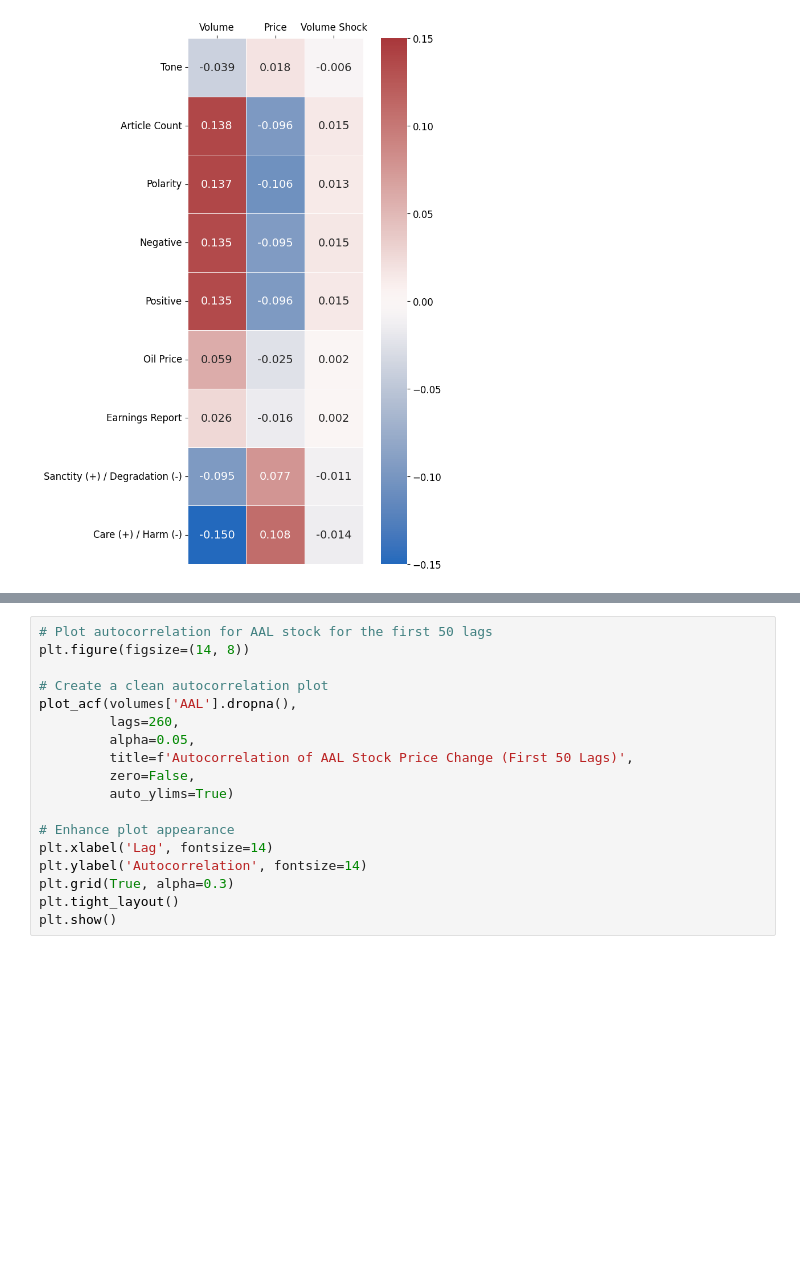
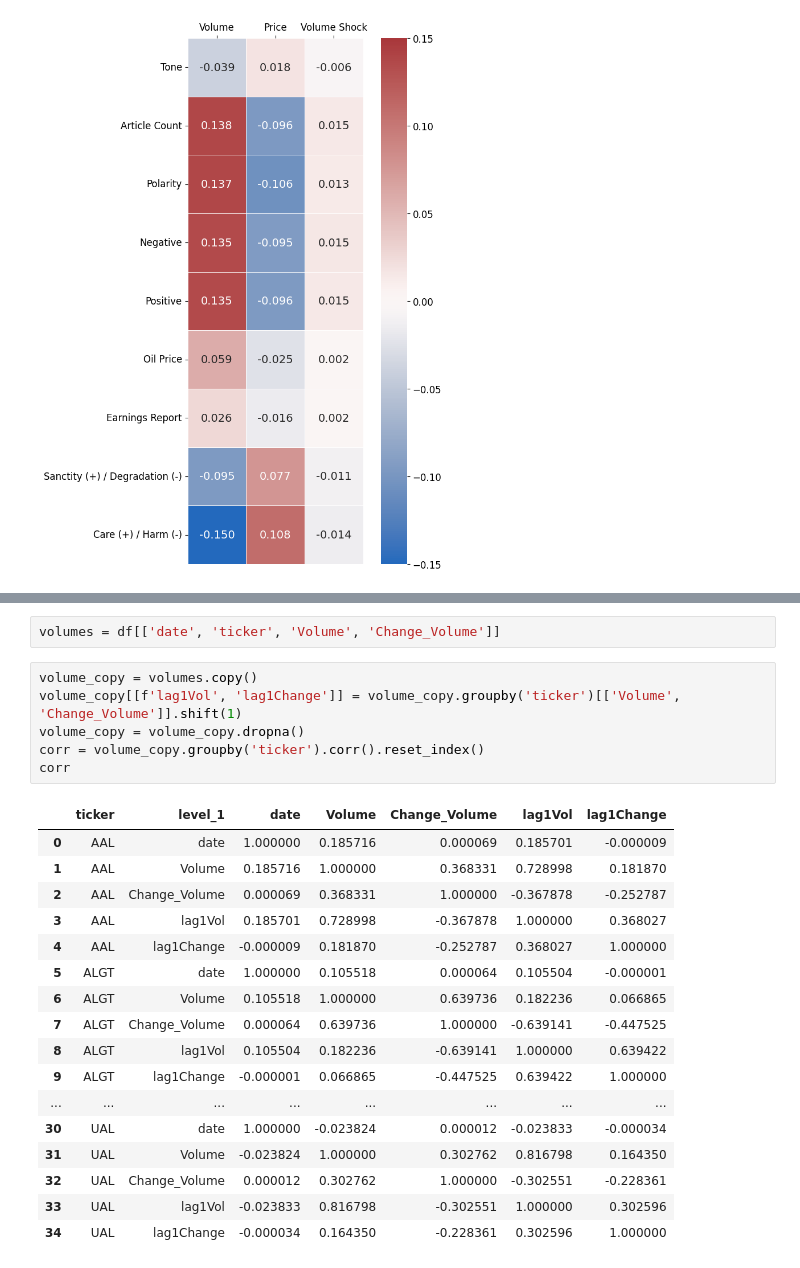
Before and after one commit to svanomm/sentiment-volume-forecasting, a Jupyter notebook: Scripts/04 Basic Analysis/03 Stock Correlations.ipynb, the cells around one changed output, grey strips where cells are left out. Drawn from its saved outputs; the diff is of its cells as text; blank space fills up the shorter version.

```diff
--- a/Scripts/04 Basic Analysis/03 Stock Correlations.ipynb
+++ b/Scripts/04 Basic Analysis/03 Stock Correlations.ipynb
@@ -169,18 +63,26 @@ plt.savefig('../../Output/Correlation Matrices/Lagged_Volume_Day.pdf')
-# %%
-# Plot autocorrelation for AAL stock for the first 50 lags
-plt.figure(figsize=(14, 8))
-
-# Create a clean autocorrelation plot
-plot_acf(volumes['AAL'].dropna(),
-         lags=260,
-         alpha=0.05,
-         title=f'Autocorrelation of AAL Stock Price Change (First 50 Lags)',
-         zero=False,
-         auto_ylims=True)
-
-# Enhance plot appearance
-plt.xlabel('Lag', fontsize=14)
-plt.ylabel('Autocorrelation', fontsize=14)
-plt.grid(True, alpha=0.3)
-plt.tight_layout()
-plt.show()
+# %%
+volumes = df[['date', 'ticker', 'Volume', 'Change_Volume']]
+# %%
+volume_copy = volumes.copy()
+volume_copy[[f'lag1Vol', 'lag1Change']] = volume_copy.groupby('ticker')[['Volume', 'Change_Volume']].shift(1)
+volume_copy = volume_copy.dropna()
+corr = volume_copy.groupby('ticker').corr().reset_index()
+corr
+# %% [output]
+|  | ticker | level_1 | date | Volume | Change_Volume | lag1Vol | lag1Change |
+| 0 | AAL | date | 1.000000 | 0.185716 | 0.000069 | 0.185701 | -0.000009 |
+| 1 | AAL | Volume | 0.185716 | 1.000000 | 0.368331 | 0.728998 | 0.181870 |
+| 2 | AAL | Change_Volume | 0.000069 | 0.368331 | 1.000000 | -0.367878 | -0.252787 |
+| 3 | AAL | lag1Vol | 0.185701 | 0.728998 | -0.367878 | 1.000000 | 0.368027 |
+| 4 | AAL | lag1Change | -0.000009 | 0.181870 | -0.252787 | 0.368027 | 1.000000 |
+| 5 | ALGT | date | 1.000000 | 0.105518 | 0.000064 | 0.105504 | -0.000001 |
+| 6 | ALGT | Volume | 0.105518 | 1.000000 | 0.639736 | 0.182236 | 0.066865 |
+| 7 | ALGT | Change_Volume | 0.000064 | 0.639736 | 1.000000 | -0.639141 | -0.447525 |
+| 8 | ALGT | lag1Vol | 0.105504 | 0.182236 | -0.639141 | 1.000000 | 0.639422 |
+| 9 | ALGT | lag1Change | -0.000001 | 0.066865 | -0.447525 | 0.639422 | 1.000000 |
+| ... | ... | ... | ... | ... | ... | ... | ... |
+| 30 | UAL | date | 1.000000 | -0.023824 | 0.000012 | -0.023833 | -0.000034 |
+| 31 | UAL | Volume | -0.023824 | 1.000000 | 0.302762 | 0.816798 | 0.164350 |
+| 32 | UAL | Change_Volume | 0.000012 | 0.302762 | 1.000000 | -0.302551 | -0.228361 |
+| 33 | UAL | lag1Vol | -0.023833 | 0.816798 | -0.302551 | 1.000000 | 0.302596 |
+| 34 | UAL | lag1Change | -0.000034 | 0.164350 | -0.228361 | 0.302596 | 1.000000 |
```
Also changed, not shown: parts of 11 cells of this notebook, 36 other files.
